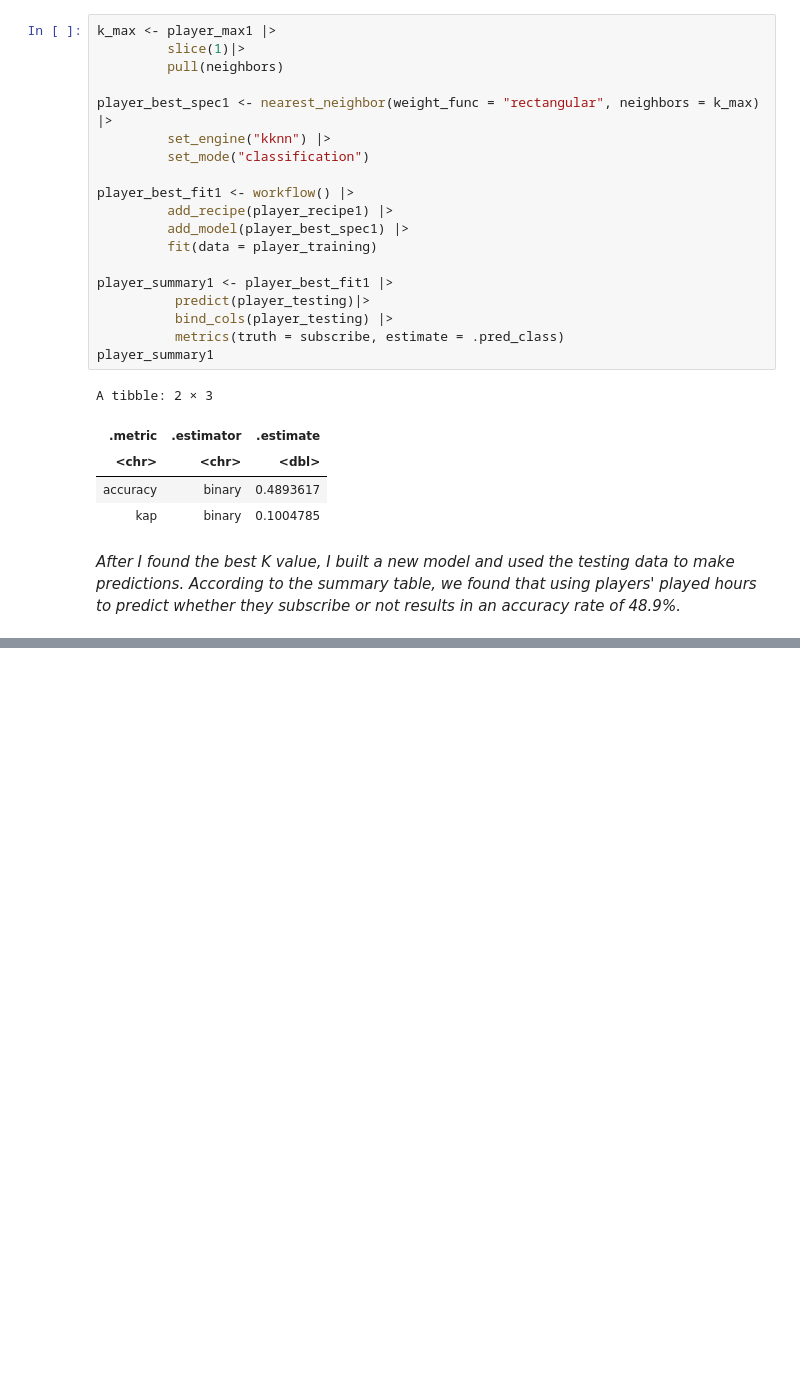
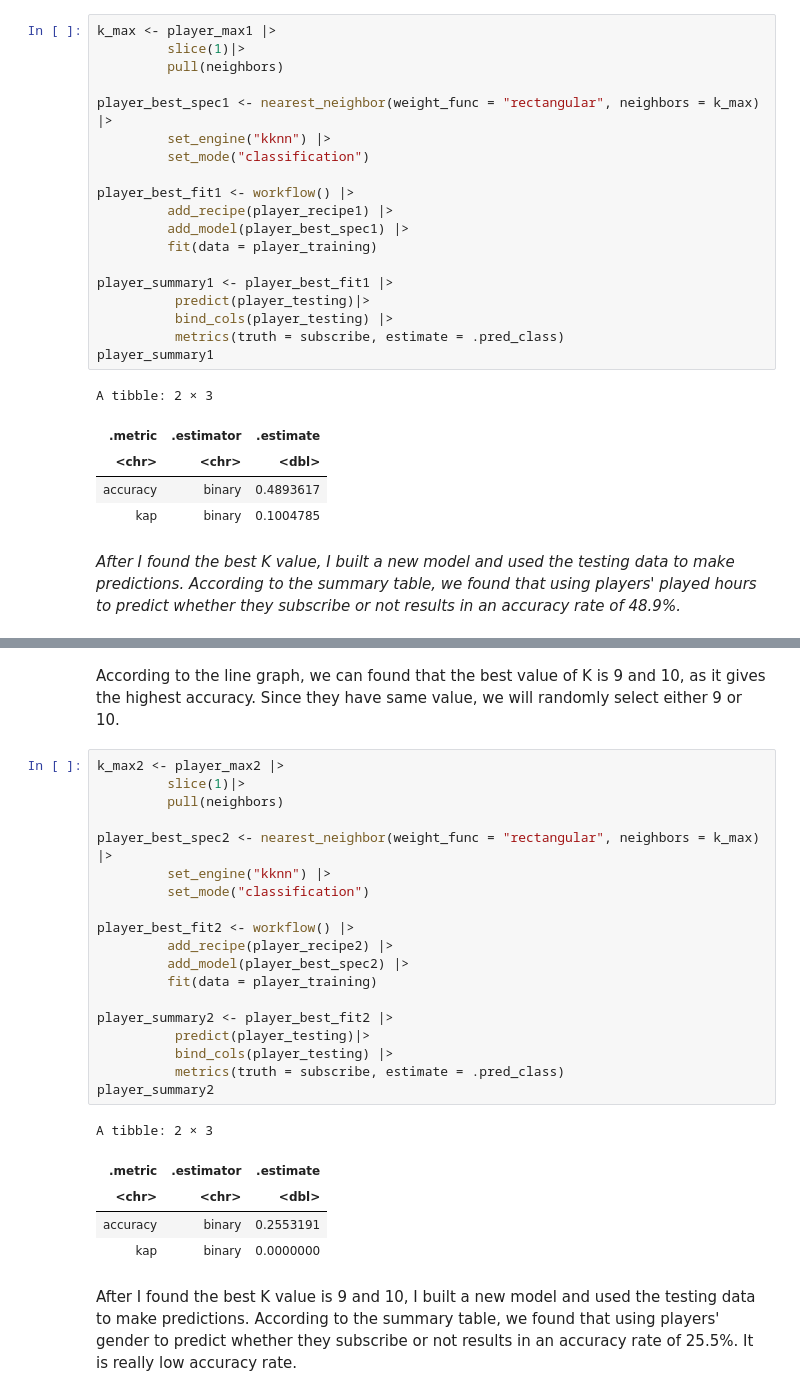
Before and after one commit to SubrinaLi/DSCI-100-sec003, a Jupyter notebook: Subrina LI Project.ipynb, the cells around one changed output, grey strips where cells are left out. Saved outputs shown, nothing was run; the diff lists cells and outputs as text; blank space fills up the shorter version.

```diff
--- a/Subrina LI Project.ipynb
+++ b/Subrina LI Project.ipynb
@@ -200,0 +247,29 @@ A tibble: 2 × 3
+# %% [markdown]
+According to the line graph, we can found that the best value of K is 9 and 10, as it gives the highest accuracy. Since they have same value, we will randomly select either 9 or 10.
+# %%
+k_max2 <- player_max2 |>
+         slice(1)|>
+         pull(neighbors)
+
+player_best_spec2 <- nearest_neighbor(weight_func = "rectangular", neighbors = k_max) |>
+         set_engine("kknn") |>
+         set_mode("classification")
+
+player_best_fit2 <- workflow() |>
+         add_recipe(player_recipe2) |>
+         add_model(player_best_spec2) |>
+         fit(data = player_training)
+
+player_summary2 <- player_best_fit2 |>
+          predict(player_testing)|>
+          bind_cols(player_testing) |>
+          metrics(truth = subscribe, estimate = .pred_class)
+player_summary2
+# %% [output]
+A tibble: 2 × 3
+| .metric | .estimator | .estimate |
+| <chr> | <chr> | <dbl> |
+| accuracy | binary | 0.2553191 |
+| kap | binary | 0.0000000 |
+# %% [markdown]
+After I found the best K value is 9 and 10, I built a new model and used the testing data to make predictions. According to the summary table, we found that using players' gender to predict whether they subscribe or not results in an accuracy rate of 25.5%. It is really low accuracy rate.
```
Also changed, not shown: parts of 3 cells of this notebook.
